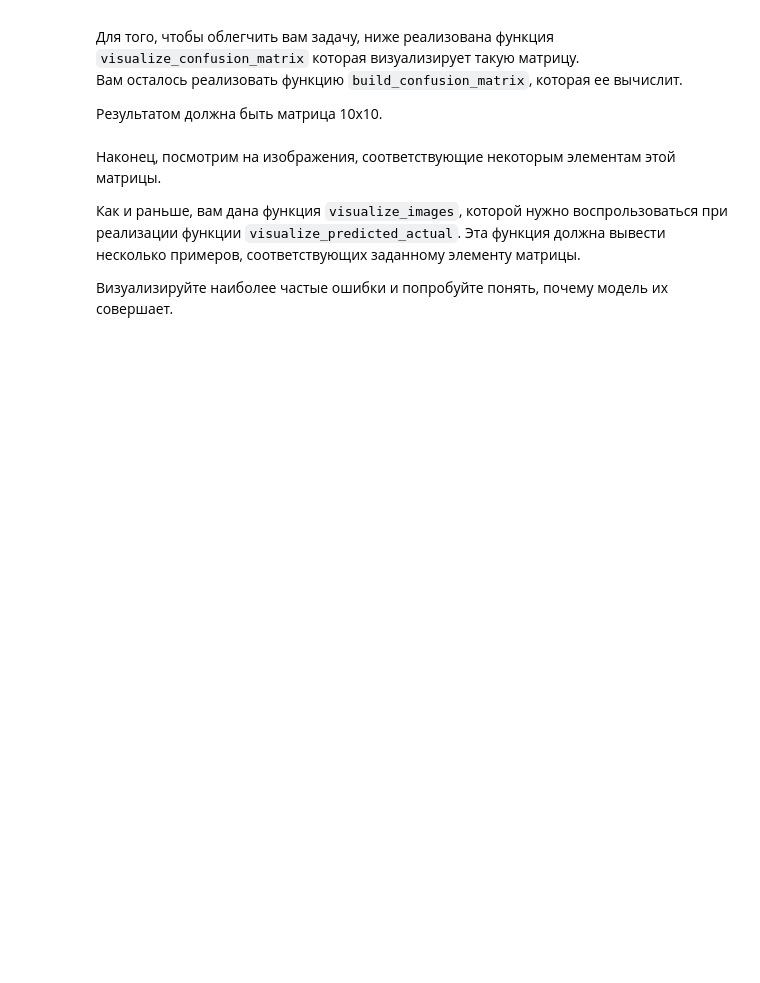
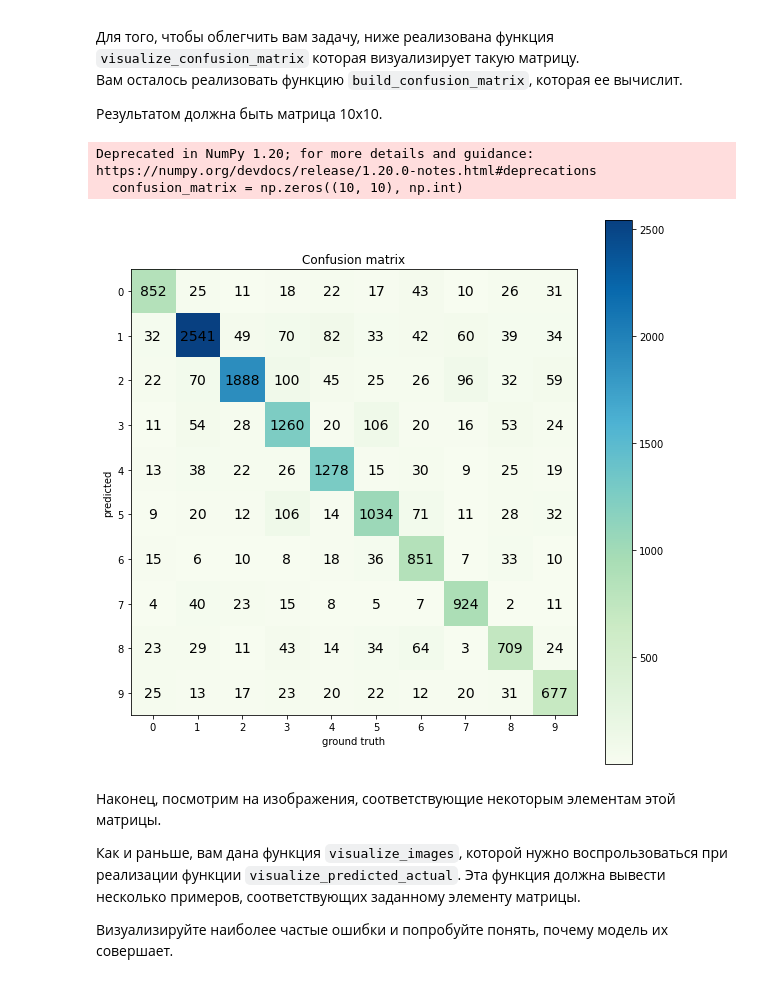
Before and after one commit to katerina-merkulova/dlcourse_ai, a Jupyter notebook: assignments/assignment2/PyTorch.ipynb, the cells around one changed output. Drawn from its saved outputs; the diff is of its cells as text; code cells hidden in the pictures; blank space fills up the shorter version.

```diff
--- a/assignments/assignment2/PyTorch.ipynb
+++ b/assignments/assignment2/PyTorch.ipynb
@@ -240,6 +241,17 @@ Average loss: 1.442388, Train accuracy: 0.641760, Val accuracy: 0.591635
 # Hint: look up learning rate schedulers in PyTorch. You might need to extend train_model function a little bit too!
 
 nn_model = nn.Sequential(
-         )
+    Flattener(),
+    nn.Linear(3*32*32, 1024),
+    nn.ReLU(inplace=True),
+    nn.BatchNorm1d(1024),
 
-loss_history, train_history, val_history = train_model()
+    nn.Linear(1024, 100),
+    nn.ReLU(inplace=True),
+    nn.BatchNorm1d(100),
+
+    nn.Linear(100, 10),
+)
+
+optimizer = optim.SGD(nn_model.parameters(), lr=1e-2)
+loss_history, train_history, val_history = train_model(nn_model, train_loader, val_loader, loss, optimizer, 5)
@@ -280,12 +298,22 @@ def evaluate_model(model, dataset, indices):
     grount_truth: np array of ints - actual labels of the dataset
     """
     model.eval() # Evaluation mode
-
     # TODO: Evaluate model on the list of indices and capture predictions
     # and ground truth labels
     # Hint: SubsetSampler above could be useful!
 
-    raise Exception("Not implemented")
+    sampler = SubsetSampler(indices)
+    loader = torch.utils.data.DataLoader(dataset, batch_size=batch_size,
+                                         sampler=sampler)
+
+    predictions = []
+    ground_truth = []
+
+    for i_step, (x, y) in enumerate(loader):    # get a batch with size 64 - 64*229=14656
+        pred_prob = model(x)
+        pred_labels = pred_prob.argmax(dim=1)
+        predictions.extend(pred_labels)
+        ground_truth.extend(y)
 
     return predictions, ground_truth
 
@@ -322,35 +350,43 @@ def visualize_confusion_matrix(confusion_matrix):
     assert confusion_matrix.shape[0] == confusion_matrix.shape[1]
     size = confusion_matrix.shape[0]
     fig = plt.figure(figsize=(10,10))
     plt.title("Confusion matrix")
     plt.ylabel("predicted")
     plt.xlabel("ground truth")
     res = plt.imshow(confusion_matrix, cmap='GnBu', interpolation='nearest')
     cb = fig.colorbar(res)
     plt.xticks(np.arange(size))
     plt.yticks(np.arange(size))
     for i, row in enumerate(confusion_matrix):
         for j, count in enumerate(row):
             plt.text(j, i, count, fontsize=14, horizontalalignment='center', verticalalignment='center')
 
 def build_confusion_matrix(predictions, ground_truth):
     """
     Builds confusion matrix from predictions and ground truth
 
     predictions: np array of ints, model predictions for all validation samples
     ground_truth: np array of ints, ground truth for all validation samples
 
     Returns:
     np array of ints, (10,10), counts of samples for predicted/ground_truth classes
     """
 
-    confusion_matrix = np.zeros((10,10), np.int)
+    confusion_matrix = np.zeros((10, 10), np.int)
 
     # TODO: Implement filling the prediction matrix
-    return np.array([[40, 2, 3], [10, 50,0], [0, 2, 80]])
+    for i, row in enumerate(confusion_matrix):    # i = prediction
+        for j, value in enumerate(row):    # j = gt
+            confusion_matrix[i][j] = sum([1 for pred, gt in zip(predictions, ground_truth) if pred == i and gt == j])
+
+    return confusion_matrix
 
 confusion_matrix = build_confusion_matrix(predictions, gt)
 visualize_confusion_matrix(confusion_matrix)
+# %% [output]
+Deprecated in NumPy 1.20; for more details and guidance: https://numpy.org/devdocs/release/1.20.0-notes.html#deprecations
+  confusion_matrix = np.zeros((10, 10), np.int)
+[figure, added]
 # %% [markdown]
 Наконец, посмотрим на изображения, соответствующие некоторым элементам этой матрицы.
 
```
Also changed, not shown: parts of 5 cells of this notebook.
